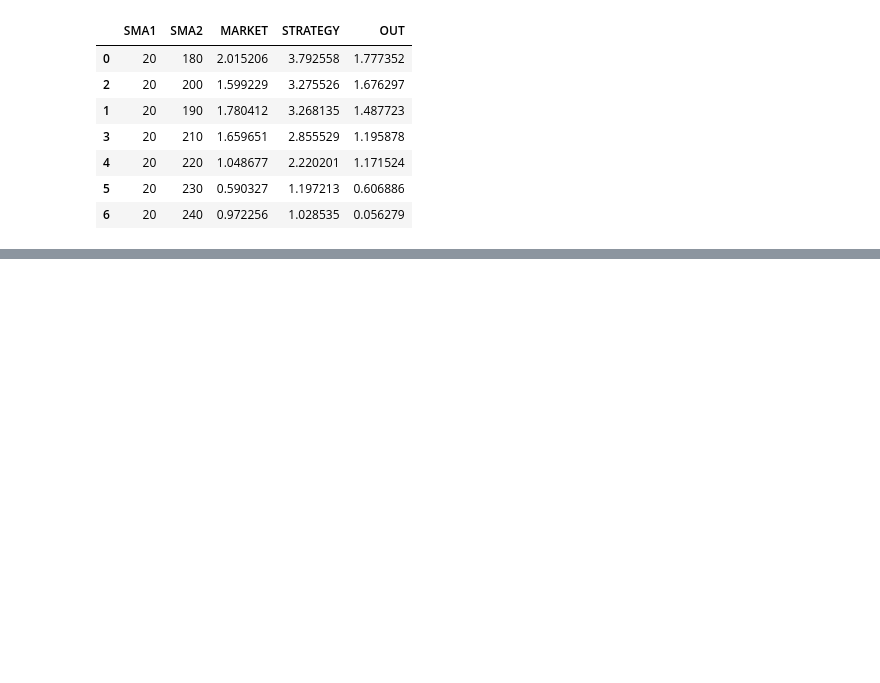
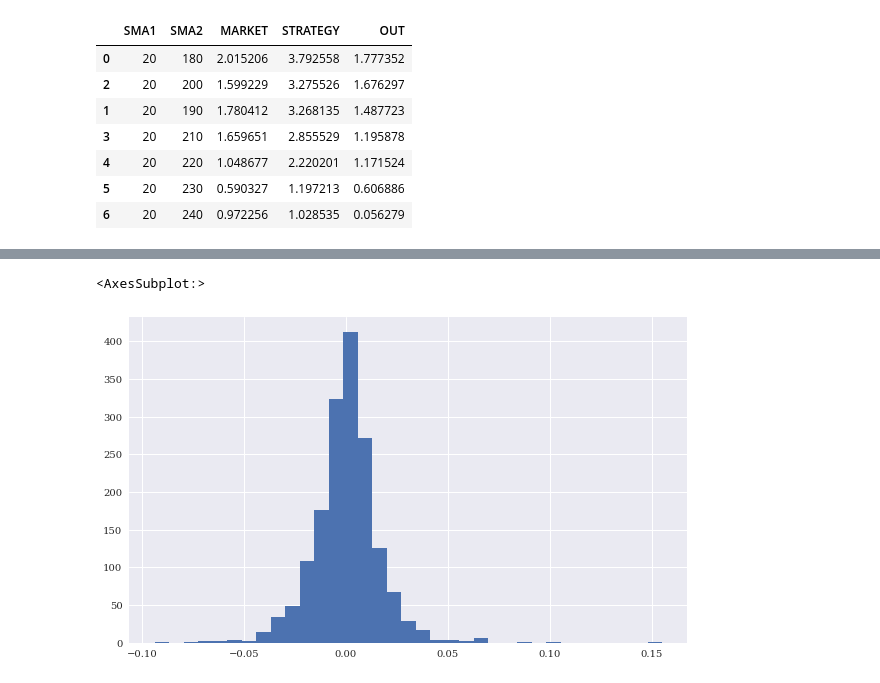
Before and after one commit to omsouravsharma/Python_for_algorithmic_trading-, a Jupyter notebook: Ch15.ipynb, the cells around one changed output, grey strips where cells are left out. Drawn from its saved outputs; the diff is of its cells as text; code cells hidden in the pictures; blank space fills up the shorter version.

```diff
--- a/Ch15.ipynb
+++ b/Ch15.ipynb
@@ -154,0 +198,9 @@ results.sort_values('OUT', ascending=False).head(7)
+# %%
+data['returns'] = np.log(data['Close']/data['Close'].shift(1))
+data.dropna(inplace=True)
+data['direction'] = np.sign(data['returns']).astype(int)
+# %%
+data['returns'].hist(bins=35, figsize=(10,6))
+# %% [output]
+<AxesSubplot:>
+[figure, added]
```
Also changed, not shown: parts of 46 cells of this notebook.
